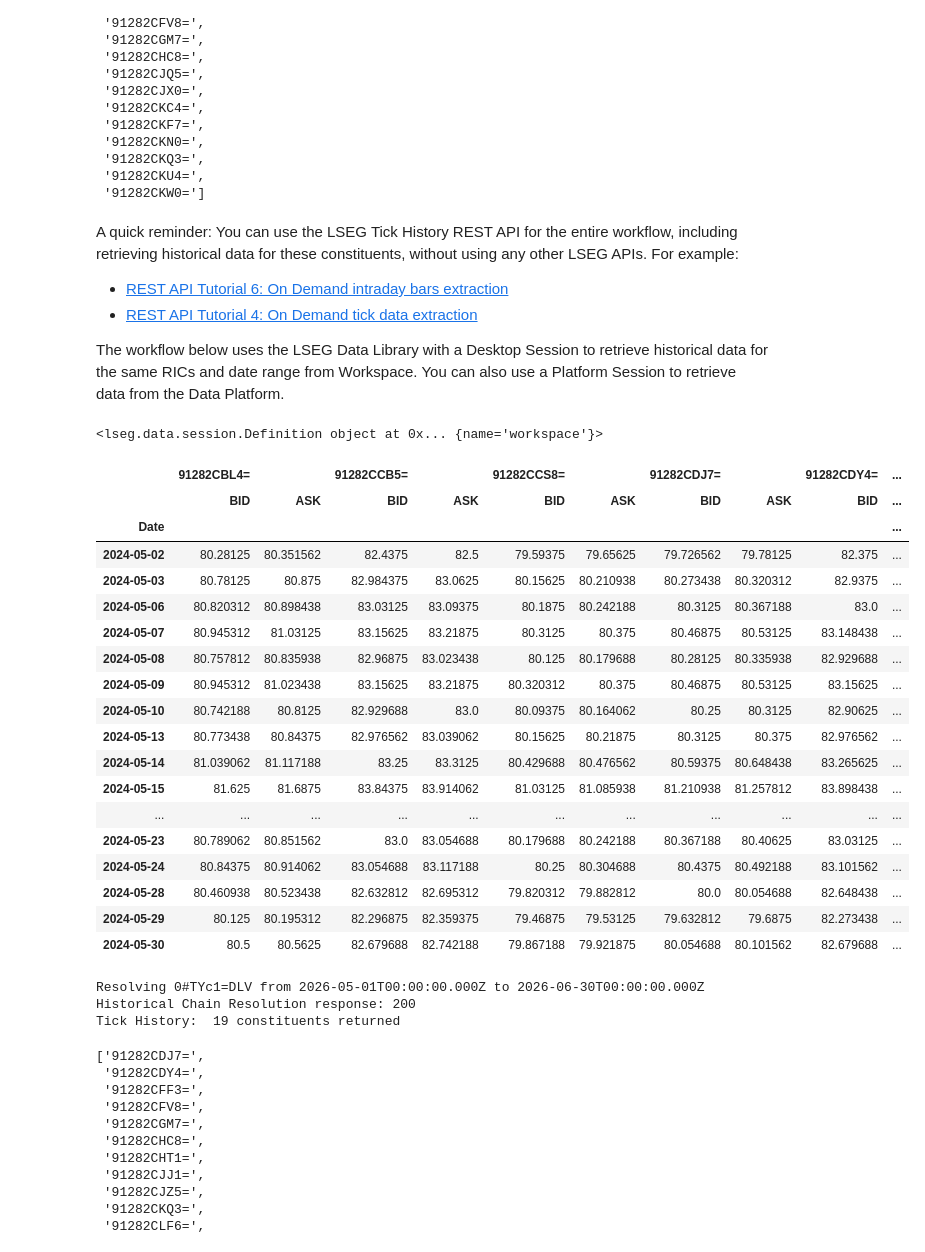
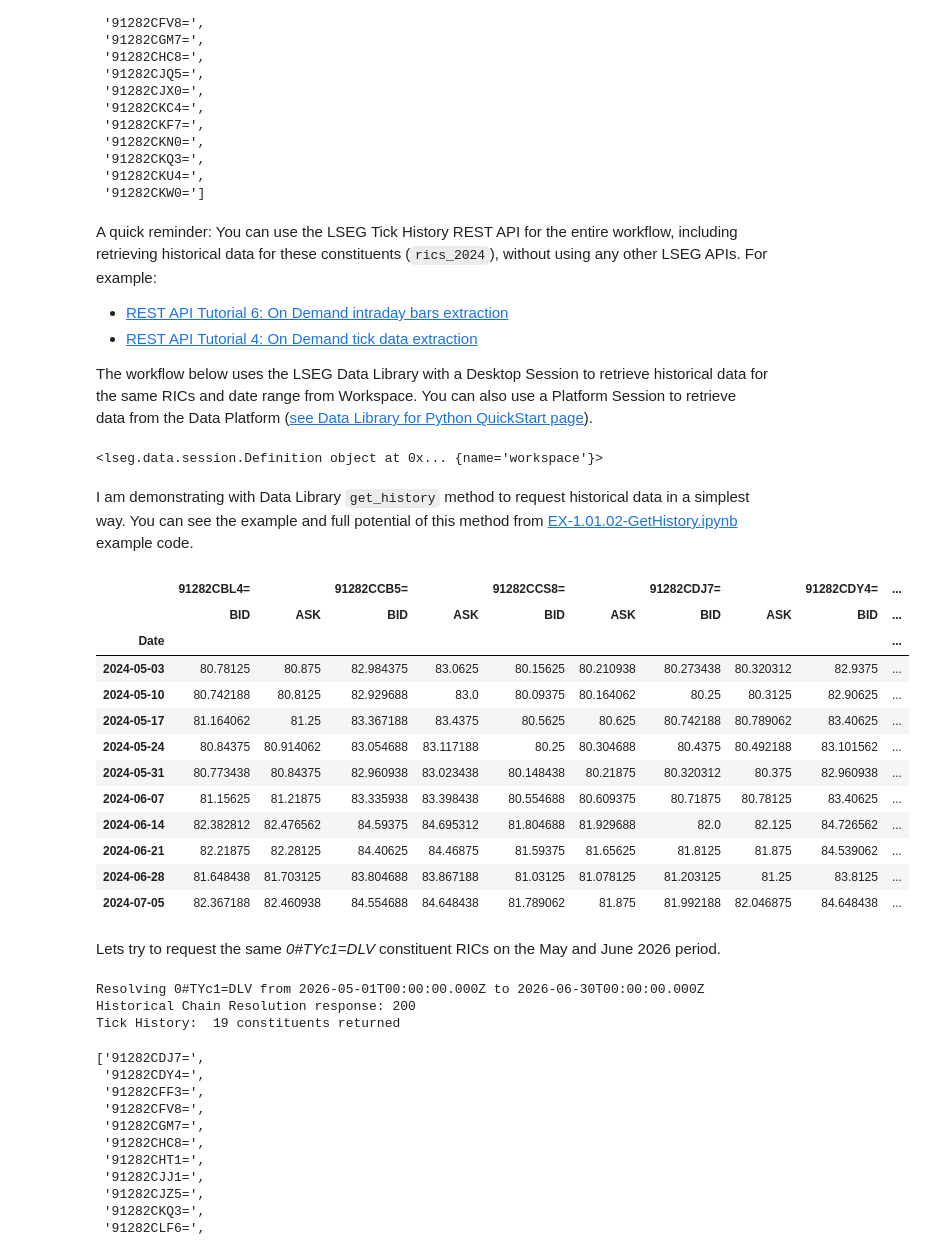
Before and after one commit to LSEG-API-Samples/Aticle.TickHistory.DataLibrary.ChainHistoryRetrieval, a Jupyter notebook: notebook/trth_chainhistory_session.ipynb, the cells around one changed output. Saved outputs shown, nothing was run; the diff lists cells and outputs as text; code cells hidden in the pictures.

Commit message:
Compare historical chain constituents and clarify token cleanup comments.

```diff
--- a/notebook/trth_chainhistory_session.ipynb
+++ b/notebook/trth_chainhistory_session.ipynb
@@ -82,7 +82,7 @@ I define the historical chain constituent extraction in a `resolve_chain_request
 You can find more detail regarding the `/Search/HistoricalChainResolution` endpoint from [Tick History - REST API Tutorial 15: Historical Chain Constituents Search](https://developers.lseg.com/en/api-catalog/refinitiv-tick-history/refinitiv-tick-history-rth-rest-api/tutorials#rest-api-tutorial-15-historical-chain-constituents-search).
 # %%
 
-def resolve_chain_request(_session, base_url, chain_ric, start, end, timeout):
+def resolve_chain_request(request_session, base_url, chain_ric, start, end, timeout):
     """Return the constituents of `chain_ric` between `start` and `end`."""
     print(f"Resolving {chain_ric} from {start} to {end}")
 
@@ -94,7 +94,7 @@ def resolve_chain_request(_session, base_url, chain_ric, start, end, timeout):
     }
 
     try:
-        historical_chain_response = _session.post(
+        historical_chain_response = request_session.post(
             f"{base_url}/Search/HistoricalChainResolution",
             json=payload,
             timeout=timeout,
@@ -104,7 +104,7 @@ def resolve_chain_request(_session, base_url, chain_ric, start, end, timeout):
         while historical_chain_response.status_code == 202:
             print("Request is still processing, waiting 5 seconds...")
             time.sleep(5)
-            historical_chain_response = _session.get(historical_chain_response.headers["Location"], timeout=timeout)
+            historical_chain_response = request_session.get(historical_chain_response.headers["Location"], timeout=timeout)
 
         # Stop here if the API reports an error.
         historical_chain_response.raise_for_status()
@@ -123,7 +123,15 @@ CHAIN_RIC = "0#TYc1=DLV"
 START_2024 = "2024-05-01T00:00:00.000Z"
 END_2024 = "2024-06-30T00:00:00.000Z"
 
-constituents_2024 = resolve_chain_request(session, BASE_URL, CHAIN_RIC, START_2024, END_2024, TIMEOUT)
+# Fetch 2024 constituents via resolve_chain_request()
+constituents_2024 = resolve_chain_request(
+    request_session=session,
+    base_url=BASE_URL,
+    chain_ric=CHAIN_RIC,
+    start=START_2024,
+    end=END_2024,
+    timeout=TIMEOUT
+)
 # %% [output]
 Resolving 0#TYc1=DLV from 2024-05-01T00:00:00.000Z to 2024-06-30T00:00:00.000Z
 Historical Chain Resolution response: 200
@@ -133,10 +141,11 @@ Once we got the response message that contains constituent RICs of that time, th
 # %%
-rics = [
+# Keep only valid RIC identifiers from the 2024 chain response.
+rics_2024 = [
     item["Identifier"]
     for item in constituents_2024
     if item["Status"] == "Valid" and item["IdentifierType"] == "Ric"
 ]
-rics
+rics_2024
 # %% [output]
 ['91282CBL4=',
  '91282CCB5=',
@@ -157,48 +166,54 @@ rics
  '91282CKU4=',
  '91282CKW0=']
 # %% [markdown]
-A quick reminder: You can use the LSEG Tick History REST API for the entire workflow, including retrieving historical data for these constituents, without using any other LSEG APIs. For example:
+A quick reminder: You can use the LSEG Tick History REST API for the entire workflow, including retrieving historical data for these constituents (`rics_2024`), without using any other LSEG APIs. For example:
 - [REST API Tutorial 6: On Demand intraday bars extraction](https://developers.lseg.com/en/api-catalog/refinitiv-tick-history/refinitiv-tick-history-rth-rest-api/tutorials#rest-api-tutorial-6-on-demand-intraday-bars-extraction)
 - [REST API Tutorial 4: On Demand tick data extraction](https://developers.lseg.com/en/api-catalog/refinitiv-tick-history/refinitiv-tick-history-rth-rest-api/tutorials#rest-api-tutorial-4-on-demand-tick-data-extraction)
 
-The workflow below uses the LSEG Data Library with a Desktop Session to retrieve historical data for the same RICs and date range from Workspace. You can also use a Platform Session to retrieve data from the Data Platform.
+The workflow below uses the LSEG Data Library with a Desktop Session to retrieve historical data for the same RICs and date range from Workspace. You can also use a Platform Session to retrieve data from the Data Platform ([see Data Library for Python QuickStart page](https://developers.lseg.com/en/api-catalog/lseg-data-platform/lseg-data-library-for-python/quick-start)).
 # %%
 import lseg.data as ld
 # %%
 ld.open_session()
 # %% [output]
 <lseg.data.session.Definition object at 0x... {name='workspace'}>
+# %% [markdown]
+I am demonstrating with Data Library `get_history` method to request historical data in a simplest way. You can see the example and full potential of this method from [EX-1.01.02-GetHistory.ipynb](https://github.com/LSEG-API-Samples/Example.DataLibrary.Python/blob/lseg-data-examples/Examples/1-Access/EX-1.01.02-GetHistory.ipynb) example code.
 # %%
-constituents_2024 = ld.get_history(universe=rics[0:6], fields=["BID","ASK"], start=START_2024, end= END_2024)
+constituents_2024 = ld.get_history(universe=rics_2024[0:6], fields=["BID","ASK"], interval="weekly" , start=START_2024, end= END_2024)
 
 constituents_2024.head(20)
 # %% [output]
 |  | 91282CBL4= |  | 91282CCB5= |  | 91282CCS8= |  | 91282CDJ7= |  | 91282CDY4= | ... |
 |  | BID | ASK | BID | ASK | BID | ASK | BID | ASK | BID | ... |
 | Date |  |  |  |  |  |  |  |  |  | ... |
-| 2024-05-02 | 80.28125 | 80.351562 | 82.4375 | 82.5 | 79.59375 | 79.65625 | 79.726562 | 79.78125 | 82.375 | ... |
 | 2024-05-03 | 80.78125 | 80.875 | 82.984375 | 83.0625 | 80.15625 | 80.210938 | 80.273438 | 80.320312 | 82.9375 | ... |
-| 2024-05-06 | 80.820312 | 80.898438 | 83.03125 | 83.09375 | 80.1875 | 80.242188 | 80.3125 | 80.367188 | 83.0 | ... |
-| 2024-05-07 | 80.945312 | 81.03125 | 83.15625 | 83.21875 | 80.3125 | 80.375 | 80.46875 | 80.53125 | 83.148438 | ... |
-| 2024-05-08 | 80.757812 | 80.835938 | 82.96875 | 83.023438 | 80.125 | 80.179688 | 80.28125 | 80.335938 | 82.929688 | ... |
-| 2024-05-09 | 80.945312 | 81.023438 | 83.15625 | 83.21875 | 80.320312 | 80.375 | 80.46875 | 80.53125 | 83.15625 | ... |
 | 2024-05-10 | 80.742188 | 80.8125 | 82.929688 | 83.0 | 80.09375 | 80.164062 | 80.25 | 80.3125 | 82.90625 | ... |
-| 2024-05-13 | 80.773438 | 80.84375 | 82.976562 | 83.039062 | 80.15625 | 80.21875 | 80.3125 | 80.375 | 82.976562 | ... |
-| 2024-05-14 | 81.039062 | 81.117188 | 83.25 | 83.3125 | 80.429688 | 80.476562 | 80.59375 | 80.648438 | 83.265625 | ... |
-| 2024-05-15 | 81.625 | 81.6875 | 83.84375 | 83.914062 | 81.03125 | 81.085938 | 81.210938 | 81.257812 | 83.898438 | ... |
-| ... | ... | ... | ... | ... | ... | ... | ... | ... | ... | ... |
-| 2024-05-23 | 80.789062 | 80.851562 | 83.0 | 83.054688 | 80.179688 | 80.242188 | 80.367188 | 80.40625 | 83.03125 | ... |
+| 2024-05-17 | 81.164062 | 81.25 | 83.367188 | 83.4375 | 80.5625 | 80.625 | 80.742188 | 80.789062 | 83.40625 | ... |
 | 2024-05-24 | 80.84375 | 80.914062 | 83.054688 | 83.117188 | 80.25 | 80.304688 | 80.4375 | 80.492188 | 83.101562 | ... |
-| 2024-05-28 | 80.460938 | 80.523438 | 82.632812 | 82.695312 | 79.820312 | 79.882812 | 80.0 | 80.054688 | 82.648438 | ... |
-| 2024-05-29 | 80.125 | 80.195312 | 82.296875 | 82.359375 | 79.46875 | 79.53125 | 79.632812 | 79.6875 | 82.273438 | ... |
-| 2024-05-30 | 80.5 | 80.5625 | 82.679688 | 82.742188 | 79.867188 | 79.921875 | 80.054688 | 80.101562 | 82.679688 | ... |
+| 2024-05-31 | 80.773438 | 80.84375 | 82.960938 | 83.023438 | 80.148438 | 80.21875 | 80.320312 | 80.375 | 82.960938 | ... |
+| 2024-06-07 | 81.15625 | 81.21875 | 83.335938 | 83.398438 | 80.554688 | 80.609375 | 80.71875 | 80.78125 | 83.40625 | ... |
+| 2024-06-14 | 82.382812 | 82.476562 | 84.59375 | 84.695312 | 81.804688 | 81.929688 | 82.0 | 82.125 | 84.726562 | ... |
+| 2024-06-21 | 82.21875 | 82.28125 | 84.40625 | 84.46875 | 81.59375 | 81.65625 | 81.8125 | 81.875 | 84.539062 | ... |
+| 2024-06-28 | 81.648438 | 81.703125 | 83.804688 | 83.867188 | 81.03125 | 81.078125 | 81.203125 | 81.25 | 83.8125 | ... |
+| 2024-07-05 | 82.367188 | 82.460938 | 84.554688 | 84.648438 | 81.789062 | 81.875 | 81.992188 | 82.046875 | 84.648438 | ... |
+# %% [markdown]
+Lets try to request the same *0#TYc1=DLV* constituent RICs on the May and June 2026 period.
 # %%
 START_2026 = "2026-05-01T00:00:00.000Z"
 END_2026   = "2026-06-30T00:00:00.000Z"
+
+# Fetch 2026 constituents via resolve_chain_request()
+constituents_2026 = resolve_chain_request(
+    request_session = session,
+    base_url = BASE_URL,
+    chain_ric = CHAIN_RIC,
+    start = START_2026,
+    end = END_2026,
+    timeout = TIMEOUT
+)
+# %% [output]
+Resolving 0#TYc1=DLV from 2026-05-01T00:00:00.000Z to 2026-06-30T00:00:00.000Z
+Historical Chain Resolution response: 200
+Tick History:  19 constituents returned
-# %%
-constituents_2026 = resolve_chain_request(session, BASE_URL, CHAIN_RIC, START_2026, END_2026, TIMEOUT)
-# %% [output]
-Resolving 0#TYc1=DLV from 2026-05-01T00:00:00.000Z to 2026-06-30T00:00:00.000Z
-Historical Chain Resolution response: 200
-Tick History:  19 constituents returned
 # %%
```
Also changed, not shown: parts of 10 cells of this notebook, 2 other files.
